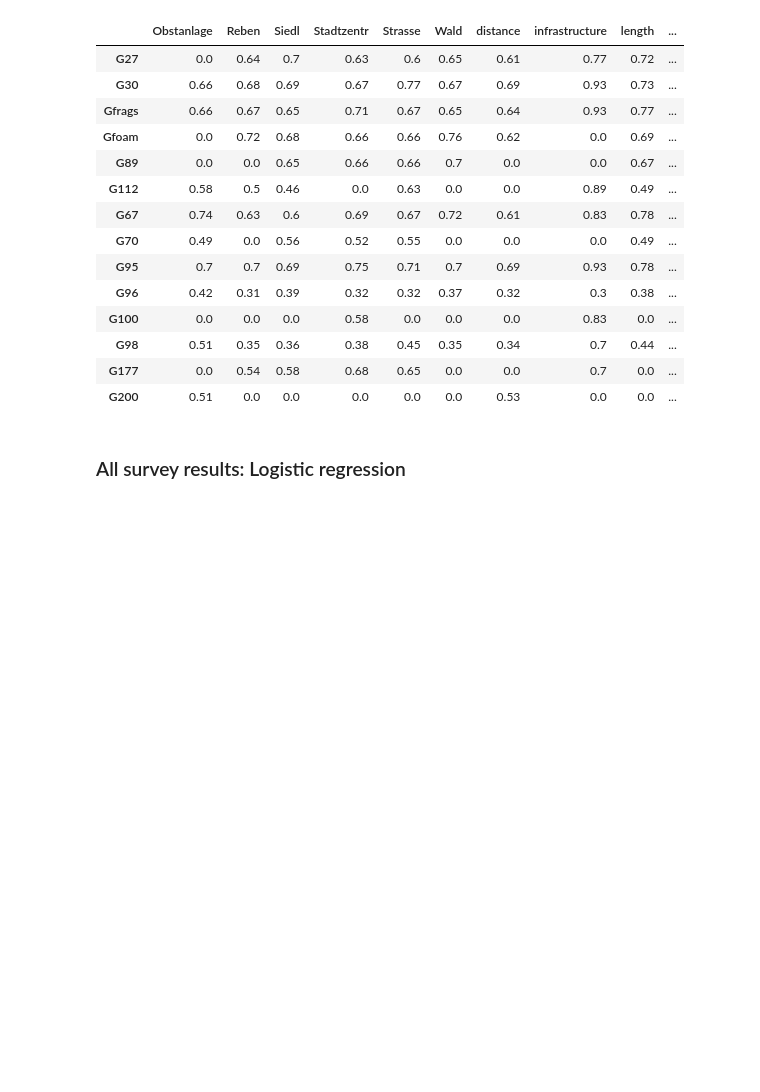
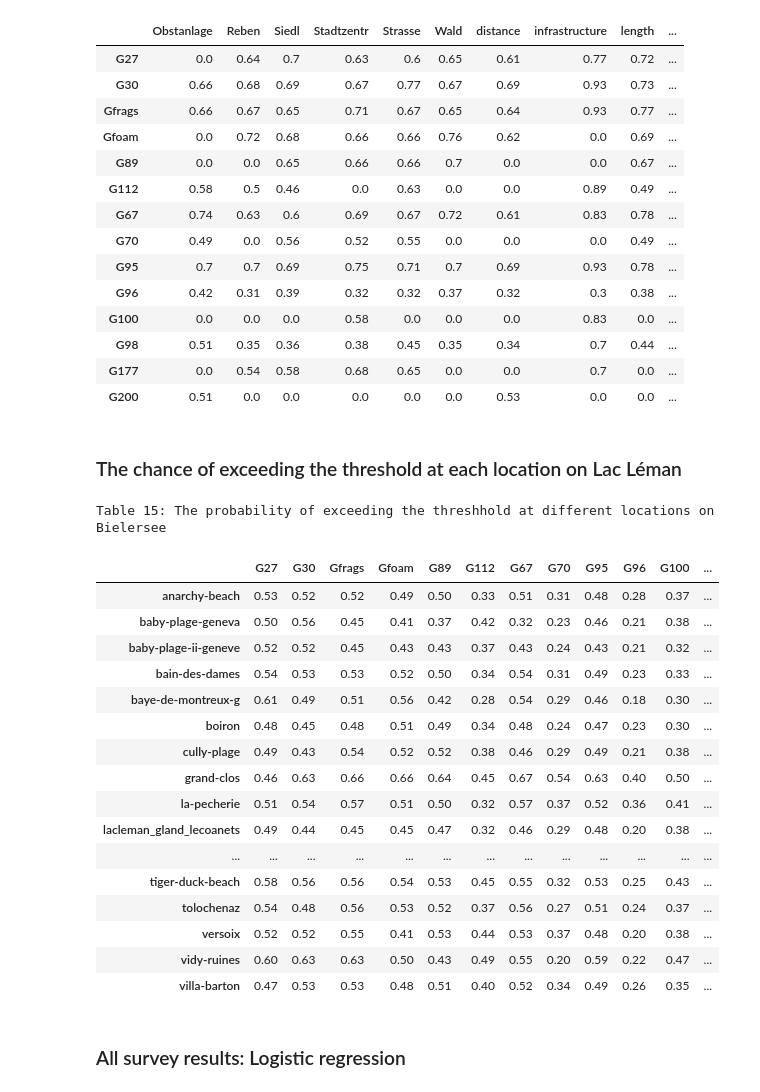
Before and after one commit to hammerdirt-analyst/landuse, a Jupyter notebook: probability.ipynb, the cells around one changed output. Saved outputs shown, nothing was run; the diff lists cells and outputs as text; code cells hidden in the pictures; blank space fills up the shorter version.

Commit message:
added probability table for lac leman

```diff
--- a/probability.ipynb
+++ b/probability.ipynb
@@ -1948,6 +1948,40 @@ adfx.set_td_classes(cell_borders)
 | G98 | 0.51 | 0.35 | 0.36 | 0.38 | 0.45 | 0.35 | 0.34 | 0.7 | 0.44 | ... |
 | G177 | 0.0 | 0.54 | 0.58 | 0.68 | 0.65 | 0.0 | 0.0 | 0.7 | 0.0 | ... |
 | G200 | 0.51 | 0.0 | 0.0 | 0.0 | 0.0 | 0.0 | 0.53 | 0.0 | 0.0 | ... |
+# %% [markdown]
+### The chance of exceeding the threshold at each location on Lac Léman
+# %%
+lake_locations, lake_priors = section_results(rhone, survey_area)
+lake_locations = pd.concat(lake_locations, axis=1)
+lake_priors = pd.concat(lake_priors, axis=1)
+alake = lake_locations.loc[df[df.feature == 'lac-leman'].location.unique()]
+# threshholds= df[df.code.isin(codes)].groupby("code").pcs_m.median()
+alake.sort_index(inplace=True)
+alake = alake[codes]
+# row_start = alake.loc["mullermatte"]
+# row_start.name = "expected"
+low, high = alake.min().min(), alake.max().max()
+caption = "<b>Table 15:</b> The probability of exceeding the threshhold at different locations on Bielersee"
+alake.style.format(precision=2).background_gradient(vmin=low, vmax=high, cmap='YlOrBr').set_table_styles(table_css_styles).set_caption(caption)
+# %% [output]
+Table 15: The probability of exceeding the threshhold at different locations on Bielersee
+|  | G27 | G30 | Gfrags | Gfoam | G89 | G112 | G67 | G70 | G95 | G96 | G100 | ... |
+| anarchy-beach | 0.53 | 0.52 | 0.52 | 0.49 | 0.50 | 0.33 | 0.51 | 0.31 | 0.48 | 0.28 | 0.37 | ... |
+| baby-plage-geneva | 0.50 | 0.56 | 0.45 | 0.41 | 0.37 | 0.42 | 0.32 | 0.23 | 0.46 | 0.21 | 0.38 | ... |
+| baby-plage-ii-geneve | 0.52 | 0.52 | 0.45 | 0.43 | 0.43 | 0.37 | 0.43 | 0.24 | 0.43 | 0.21 | 0.32 | ... |
+| bain-des-dames | 0.54 | 0.53 | 0.53 | 0.52 | 0.50 | 0.34 | 0.54 | 0.31 | 0.49 | 0.23 | 0.33 | ... |
+| baye-de-montreux-g | 0.61 | 0.49 | 0.51 | 0.56 | 0.42 | 0.28 | 0.54 | 0.29 | 0.46 | 0.18 | 0.30 | ... |
+| boiron | 0.48 | 0.45 | 0.48 | 0.51 | 0.49 | 0.34 | 0.48 | 0.24 | 0.47 | 0.23 | 0.30 | ... |
+| cully-plage | 0.49 | 0.43 | 0.54 | 0.52 | 0.52 | 0.38 | 0.46 | 0.29 | 0.49 | 0.21 | 0.38 | ... |
+| grand-clos | 0.46 | 0.63 | 0.66 | 0.66 | 0.64 | 0.45 | 0.67 | 0.54 | 0.63 | 0.40 | 0.50 | ... |
+| la-pecherie | 0.51 | 0.54 | 0.57 | 0.51 | 0.50 | 0.32 | 0.57 | 0.37 | 0.52 | 0.36 | 0.41 | ... |
+| lacleman_gland_lecoanets | 0.49 | 0.44 | 0.45 | 0.45 | 0.47 | 0.32 | 0.46 | 0.29 | 0.48 | 0.20 | 0.38 | ... |
+| ... | ... | ... | ... | ... | ... | ... | ... | ... | ... | ... | ... | ... |
+| tiger-duck-beach | 0.58 | 0.56 | 0.56 | 0.54 | 0.53 | 0.45 | 0.55 | 0.32 | 0.53 | 0.25 | 0.43 | ... |
+| tolochenaz | 0.54 | 0.48 | 0.56 | 0.53 | 0.52 | 0.37 | 0.56 | 0.27 | 0.51 | 0.24 | 0.37 | ... |
+| versoix | 0.52 | 0.52 | 0.55 | 0.41 | 0.53 | 0.44 | 0.53 | 0.37 | 0.48 | 0.20 | 0.38 | ... |
+| vidy-ruines | 0.60 | 0.63 | 0.63 | 0.50 | 0.43 | 0.49 | 0.55 | 0.20 | 0.59 | 0.22 | 0.47 | ... |
+| villa-barton | 0.47 | 0.53 | 0.53 | 0.48 | 0.51 | 0.40 | 0.52 | 0.34 | 0.49 | 0.26 | 0.35 | ... |
 # %% [markdown]
 ### All survey results: Logistic regression
 # %% [markdown]
```
Also changed, not shown: parts of 6 cells of this notebook.
